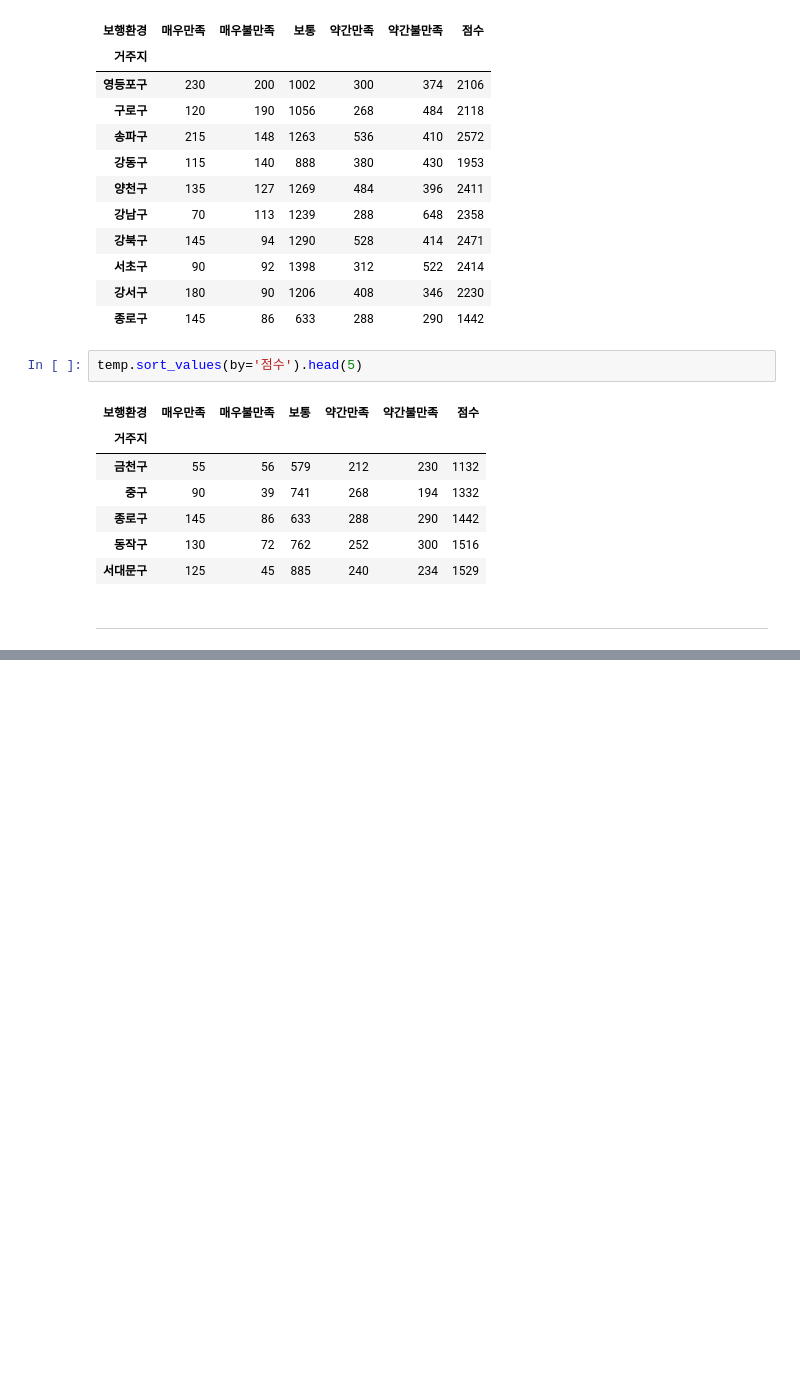
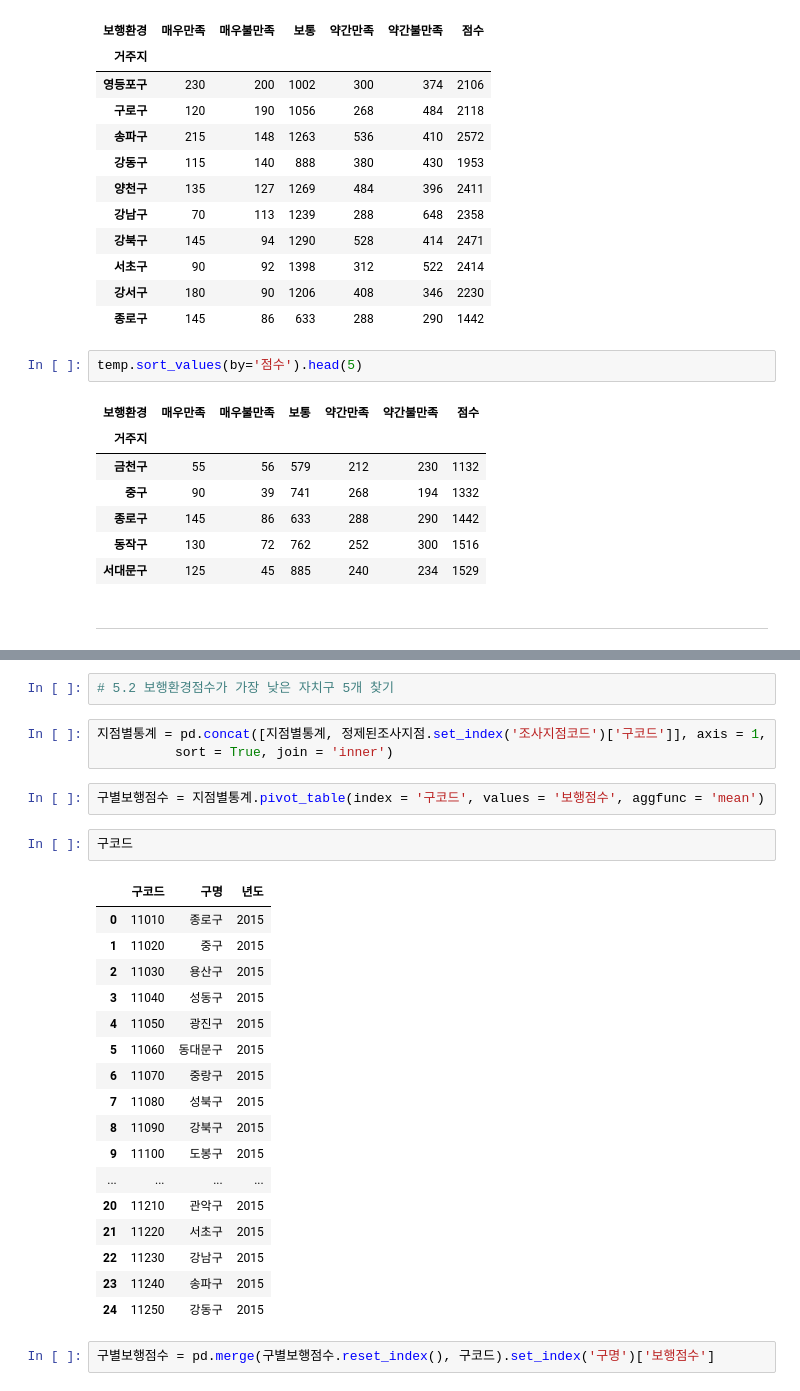
Before and after one commit to seareale/2020-dataCampus-yonsei, a Jupyter notebook: Pandas/실습 5. openAPI사용, 지도시각화 및 서울시 유동인구 데이터 분석 및 시각화.ipynb, the cells around one changed output, grey strips where cells are left out. Saved outputs shown, nothing was run; the diff lists cells and outputs as text; blank space fills up the shorter version.

```diff
--- a/Pandas/실습 5. openAPI사용, 지도시각화 및 서울시 유동인구 데이터 분석 및 시각화.ipynb
+++ b/Pandas/실습 5. openAPI사용, 지도시각화 및 서울시 유동인구 데이터 분석 및 시각화.ipynb
@@ -692,0 +812,29 @@ temp.sort_values(by='점수').head(5)
+# %%
+# 5.2 보행환경점수가 가장 낮은 자치구 5개 찾기
+# %%
+지점별통계 = pd.concat([지점별통계, 정제된조사지점.set_index('조사지점코드')['구코드']], axis = 1,
+          sort = True, join = 'inner')
+# %%
+구별보행점수 = 지점별통계.pivot_table(index = '구코드', values = '보행점수', aggfunc = 'mean')
+# %%
+구코드
+# %% [output]
+|  | 구코드 | 구명 | 년도 |
+| 0 | 11010 | 종로구 | 2015 |
+| 1 | 11020 | 중구 | 2015 |
+| 2 | 11030 | 용산구 | 2015 |
+| 3 | 11040 | 성동구 | 2015 |
+| 4 | 11050 | 광진구 | 2015 |
+| 5 | 11060 | 동대문구 | 2015 |
+| 6 | 11070 | 중랑구 | 2015 |
+| 7 | 11080 | 성북구 | 2015 |
+| 8 | 11090 | 강북구 | 2015 |
+| 9 | 11100 | 도봉구 | 2015 |
+| ... | ... | ... | ... |
+| 20 | 11210 | 관악구 | 2015 |
+| 21 | 11220 | 서초구 | 2015 |
+| 22 | 11230 | 강남구 | 2015 |
+| 23 | 11240 | 송파구 | 2015 |
+| 24 | 11250 | 강동구 | 2015 |
+# %%
+구별보행점수 = pd.merge(구별보행점수.reset_index(), 구코드).set_index('구명')['보행점수']
```
Also changed, not shown: parts of 19 cells of this notebook.
